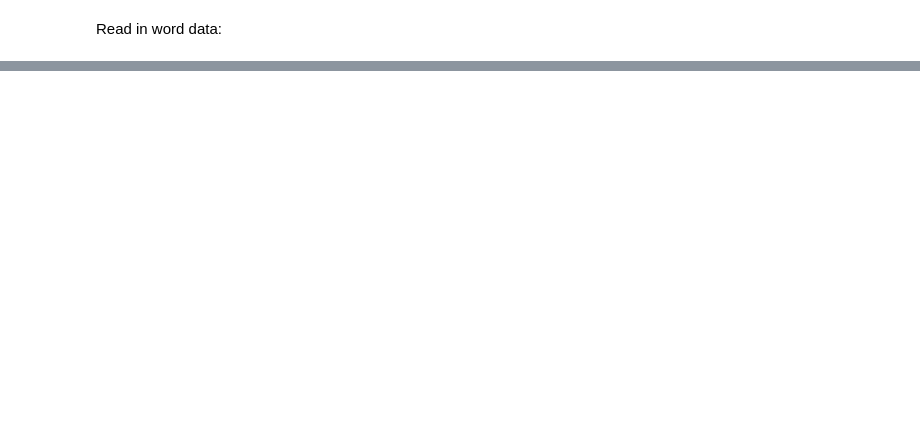
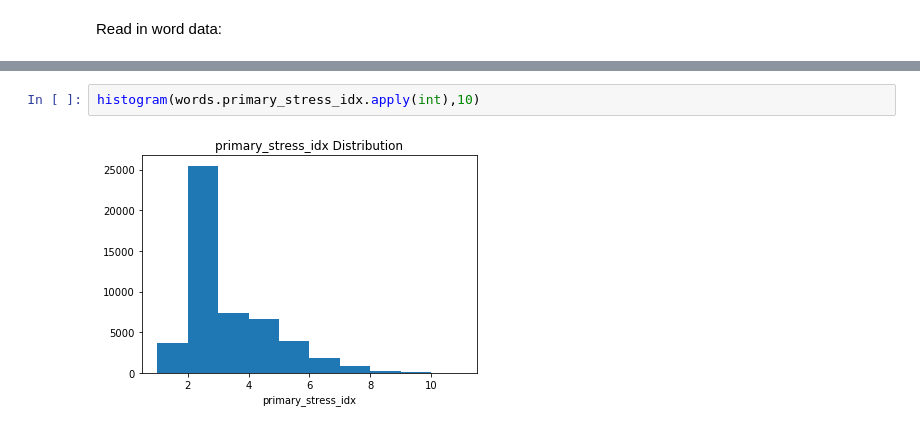
Before and after one commit to EvaLiu11/COMP9318_Proj, a Jupyter notebook: COMP9318_Project Exploration.ipynb, the cells around one changed output, grey strips where cells are left out. Saved outputs shown, nothing was run; the diff lists cells and outputs as text; blank space fills up the shorter version.

```diff
--- a/COMP9318_Project Exploration.ipynb
+++ b/COMP9318_Project Exploration.ipynb
@@ -63,0 +118,4 @@ for pos_tag in pos_tags:
+# %%
+histogram(words.primary_stress_idx.apply(int),10)
+# %% [output]
+[figure, added]
```
Also changed, not shown: parts of 16 cells of this notebook, 1 other file.
